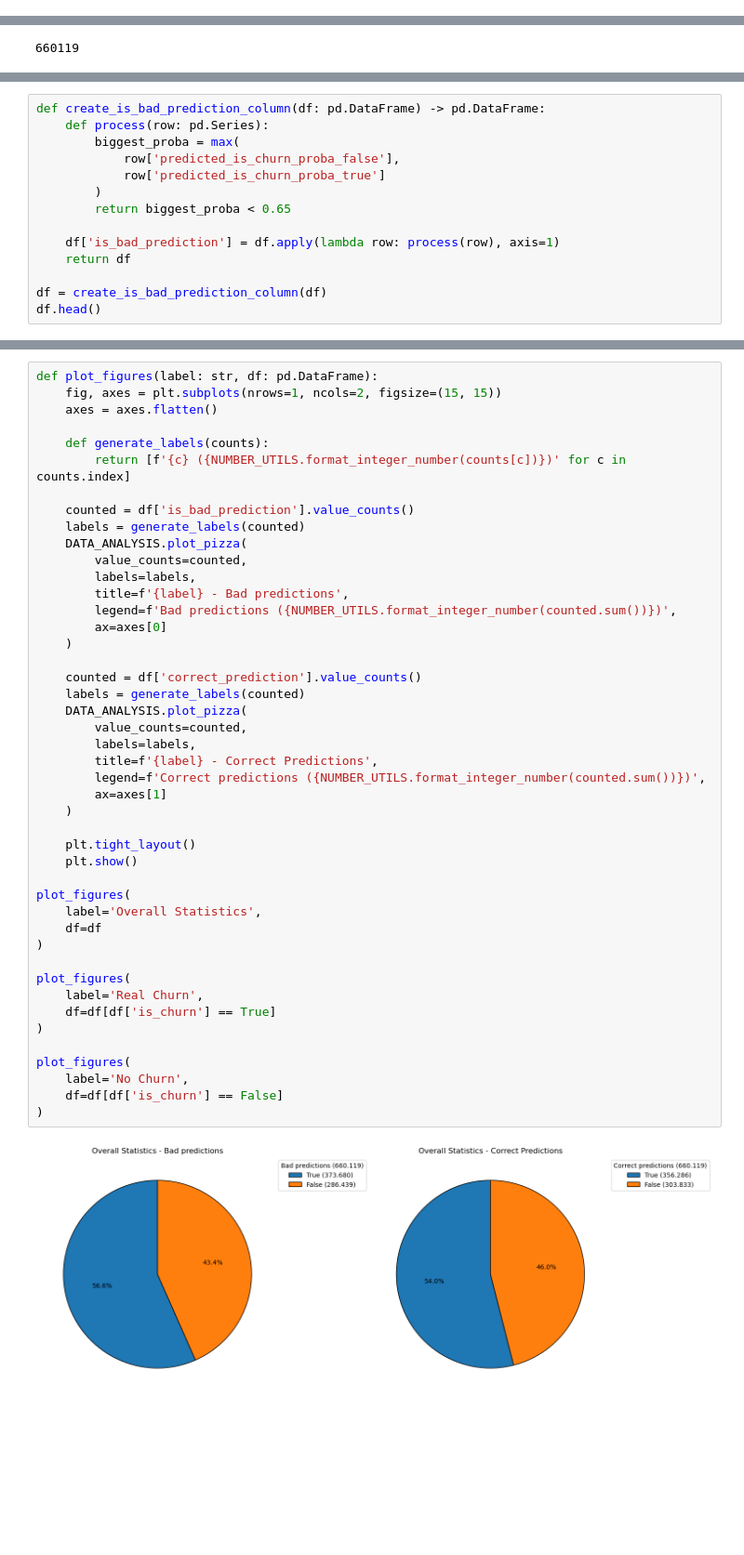
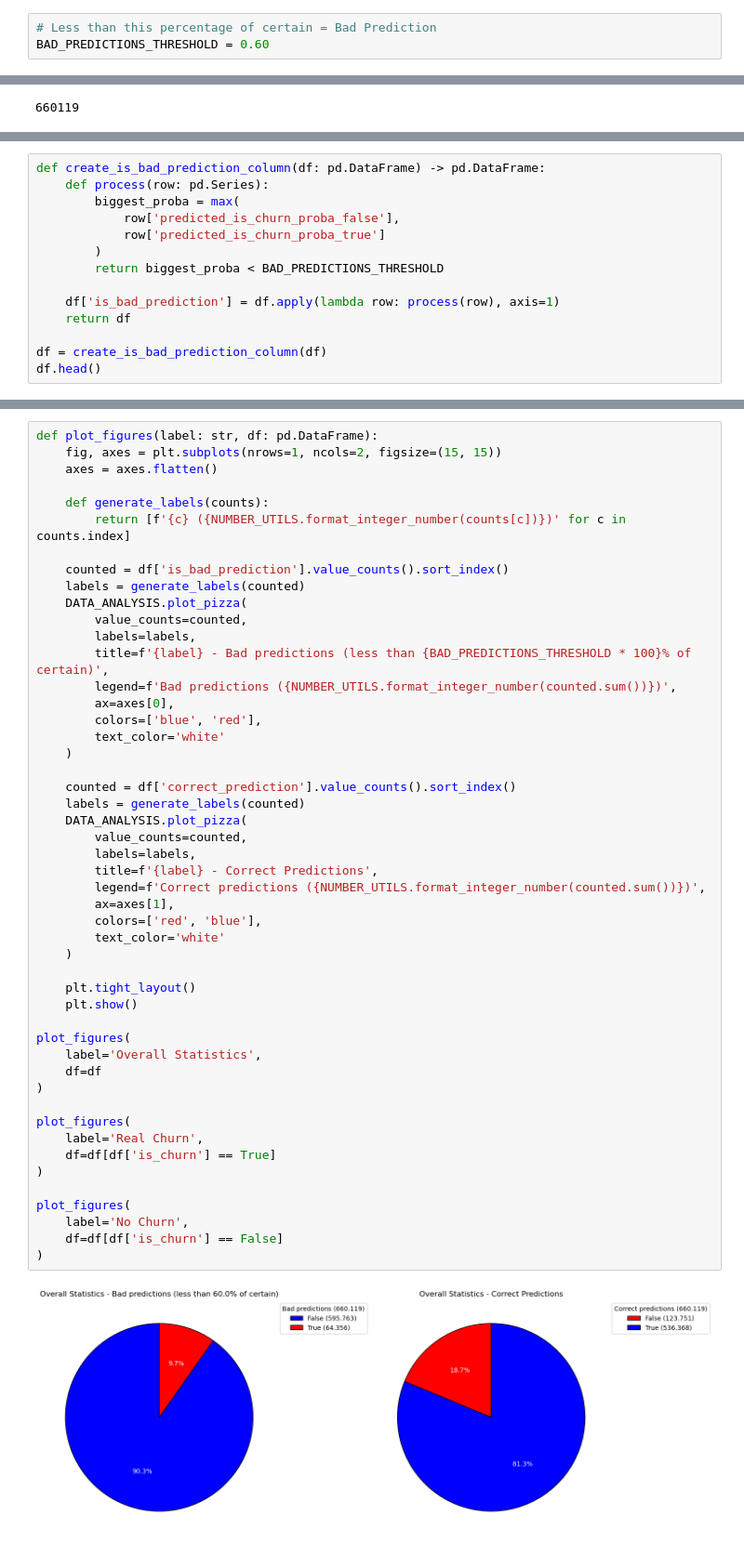
Before and after one commit to CaioAFA/2025-case-data-master-caio-arrabal, a Jupyter notebook: notebooks/06_2-Churn-Error-Analysis.ipynb, the cells around one changed output, grey strips where cells are left out. Shown at 93% size. Cells and saved outputs as stored; diff of their text form; blank space fills up the shorter version.

```diff
--- a/notebooks/06_2-Churn-Error-Analysis.ipynb
+++ b/notebooks/06_2-Churn-Error-Analysis.ipynb
@@ -29,3 +27,6 @@ Ajustando display.float.format para %.4f
+# %%
+# Less than this percentage of certain = Bad Prediction
+BAD_PREDICTIONS_THRESHOLD = 0.60
 # %%
 DUCK_DB = DuckDb()
 DATA_TRANSFORMER = DataTransformer()
@@ -65,7 +66,7 @@ def create_is_bad_prediction_column(df: pd.DataFrame) -> pd.DataFrame:
             row['predicted_is_churn_proba_false'],
             row['predicted_is_churn_proba_true']
         )
-        return biggest_proba < 0.65
+        return biggest_proba < BAD_PREDICTIONS_THRESHOLD
 
     df['is_bad_prediction'] = df.apply(lambda row: process(row), axis=1)
     return df
@@ -107,42 +107,46 @@ def plot_figures(label: str, df: pd.DataFrame):
     def generate_labels(counts):
         return [f'{c} ({NUMBER_UTILS.format_integer_number(counts[c])})' for c in counts.index]
 
-    counted = df['is_bad_prediction'].value_counts()
+    counted = df['is_bad_prediction'].value_counts().sort_index()
     labels = generate_labels(counted)
     DATA_ANALYSIS.plot_pizza(
         value_counts=counted,
         labels=labels,
-        title=f'{label} - Bad predictions',
+        title=f'{label} - Bad predictions (less than {BAD_PREDICTIONS_THRESHOLD * 100}% of certain)',
         legend=f'Bad predictions ({NUMBER_UTILS.format_integer_number(counted.sum())})',
-        ax=axes[0]
+        ax=axes[0],
+        colors=['blue', 'red'],
+        text_color='white'
     )
 
-    counted = df['correct_prediction'].value_counts()
+    counted = df['correct_prediction'].value_counts().sort_index()
     labels = generate_labels(counted)
     DATA_ANALYSIS.plot_pizza(
         value_counts=counted,
         labels=labels,
         title=f'{label} - Correct Predictions',
         legend=f'Correct predictions ({NUMBER_UTILS.format_integer_number(counted.sum())})',
-        ax=axes[1]
+        ax=axes[1],
+        colors=['red', 'blue'],
+        text_color='white'
     )
 
     plt.tight_layout()
     plt.show()
 
 plot_figures(
     label='Overall Statistics',
     df=df
 )
 
 plot_figures(
     label='Real Churn',
     df=df[df['is_churn'] == True]
 )
 
 plot_figures(
     label='No Churn',
     df=df[df['is_churn'] == False]
 )
 # %% [output]
-[figure, old version]
+[figure, new version]
```
Also changed, not shown: parts of 41 cells of this notebook, 5 other files.
